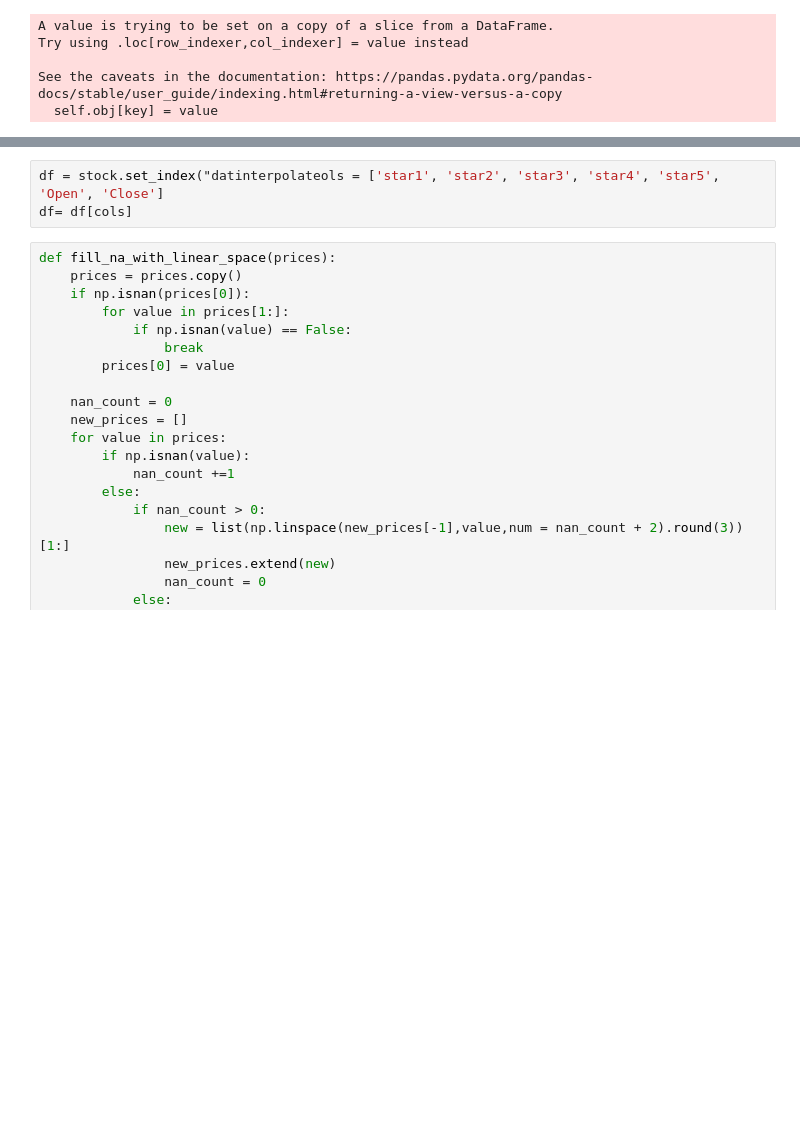
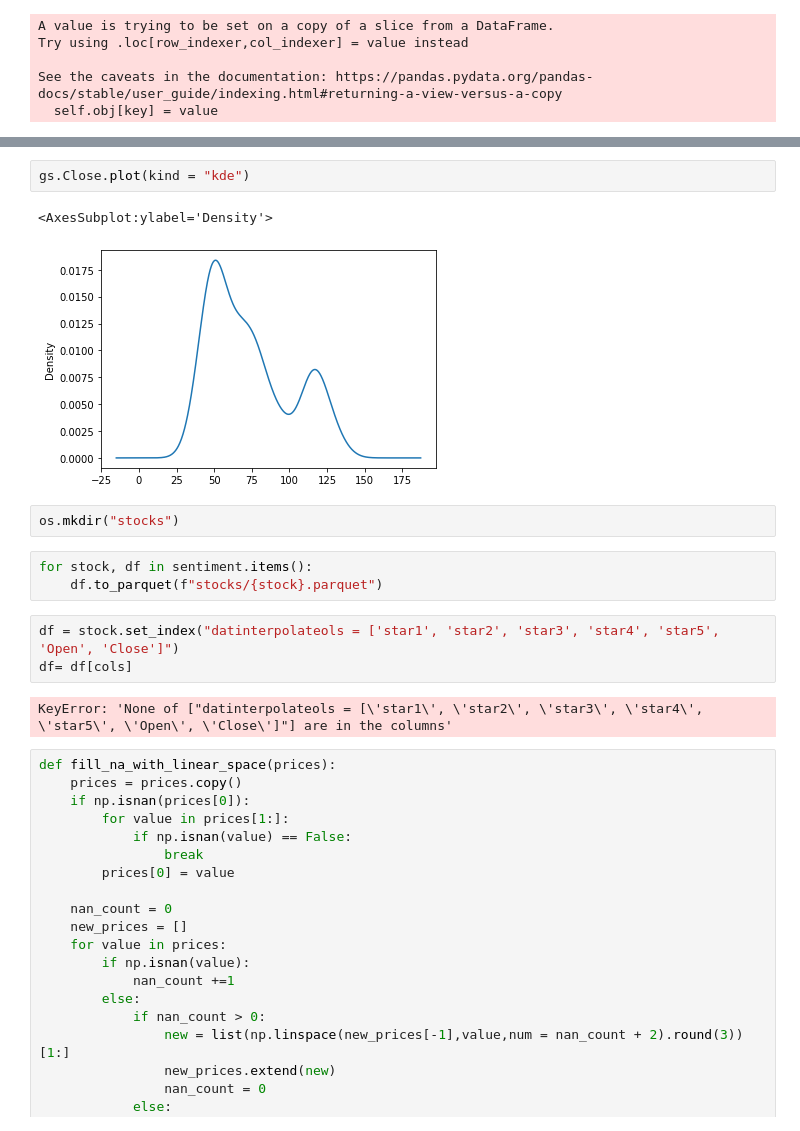
Before and after one commit to juanluisrto/stock-prediction-nlp, a Jupyter notebook: stock-prediction/time_series.ipynb, the cells around one changed output, grey strips where cells are left out. Saved outputs shown, nothing was run; the diff lists cells and outputs as text; blank space fills up the shorter version.

```diff
--- a/stock-prediction/time_series.ipynb
+++ b/stock-prediction/time_series.ipynb
@@ -75,6 +73,18 @@ series.plot(x = "date", ax = ax)
+# %%
+gs.Close.plot(kind = "kde")
+# %% [output]
+<AxesSubplot:ylabel='Density'>
+[figure, added]
+# %%
+os.mkdir("stocks")
+# %%
+for stock, df in sentiment.items():
+    df.to_parquet(f"stocks/{stock}.parquet")
 # %%
-df = stock.set_index("datinterpolateols = ['star1', 'star2', 'star3', 'star4', 'star5', 'Open', 'Close']
+df = stock.set_index("datinterpolateols = ['star1', 'star2', 'star3', 'star4', 'star5', 'Open', 'Close']")
 df= df[cols]
+# %% [output]
+KeyError: 'None of ["datinterpolateols = [\'star1\', \'star2\', \'star3\', \'star4\', \'star5\', \'Open\', \'Close\']"] are in the columns'
 # %%
 def fill_na_with_linear_space(prices):
     prices = prices.copy()
```
Also changed, not shown: parts of 3 cells of this notebook, 11 other files.
